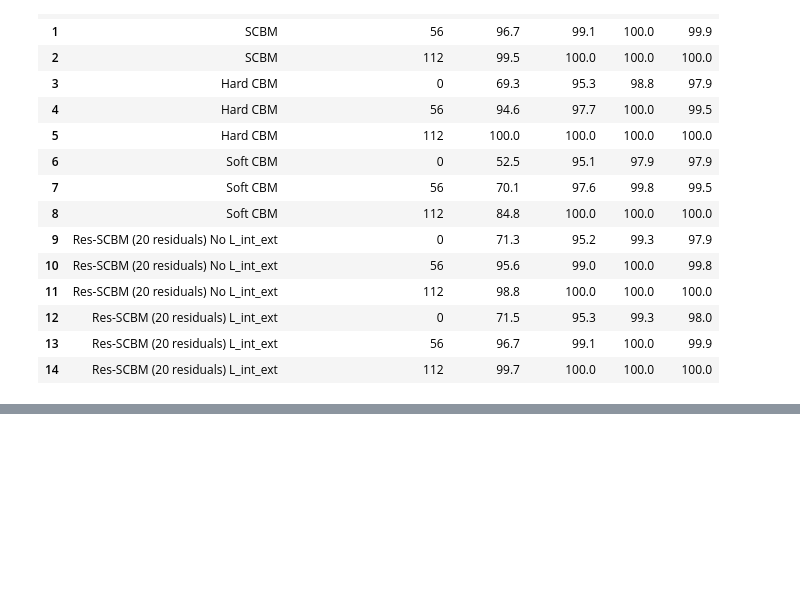
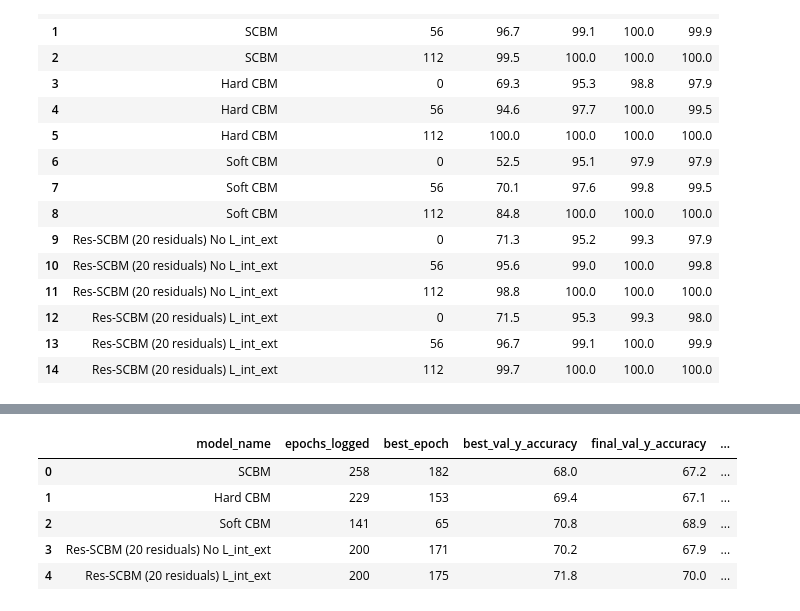
Before and after one commit to stephenmarcou/SCBM_implementation, a Jupyter notebook: results_aug.ipynb, the cells around one changed output, grey strips where cells are left out. Drawn from its saved outputs; the diff is of its cells as text; code cells hidden in the pictures; blank space fills up the shorter version.

```diff
--- a/results_aug.ipynb
+++ b/results_aug.ipynb
@@ -424,0 +512,33 @@ orig_df
+# %%
+# Best/final numbers behind the curves. The train-validation gap on the task is the point:
+# every model reaches >90% train accuracy on complete CUB, so the spread in the table is
+# generalization, not fit.
+curve_rows = []
+for label, model_dir, model_type in orig_models:
+    epochs, val_y = extract_curve_from_log(model_dir, model_type=model_type, metric="y_accuracy")
+    _, val_c = extract_curve_from_log(model_dir, model_type=model_type, metric="c_accuracy")
+    tr_epochs, train_y = extract_curve_from_log(model_dir, model_type=model_type,
+                                                split="Train", metric="y_accuracy")
+    best_val_y = max(val_y)
+    best_epoch = epochs[val_y.index(best_val_y)]
+    curve_rows.append({
+        "model_name": label,
+        "epochs_logged": len(epochs),
+        "best_epoch": best_epoch,
+        "best_val_y_accuracy": best_val_y,
+        "final_val_y_accuracy": val_y[-1],
+        "train_y_accuracy_at_best": train_y[tr_epochs.index(best_epoch)] if best_epoch in tr_epochs else float("nan"),
+        "best_val_c_accuracy": max(val_c),
+        "final_train_y_accuracy": train_y[-1],
+    })
+
+curve_df = pd.DataFrame(curve_rows)
+curve_df["train_val_gap"] = curve_df["train_y_accuracy_at_best"] - curve_df["best_val_y_accuracy"]
+curve_df
+# %% [output]
+|  | model_name | epochs_logged | best_epoch | best_val_y_accuracy | final_val_y_accuracy | ... |
+| 0 | SCBM | 258 | 182 | 68.0 | 67.2 | ... |
+| 1 | Hard CBM | 229 | 153 | 69.4 | 67.1 | ... |
+| 2 | Soft CBM | 141 | 65 | 70.8 | 68.9 | ... |
+| 3 | Res-SCBM (20 residuals) No L_int_ext | 200 | 171 | 70.2 | 67.9 | ... |
+| 4 | Res-SCBM (20 residuals) L_int_ext | 200 | 175 | 71.8 | 70.0 | ... |
```
Also changed, not shown: parts of 4 cells of this notebook, 9 other files.
